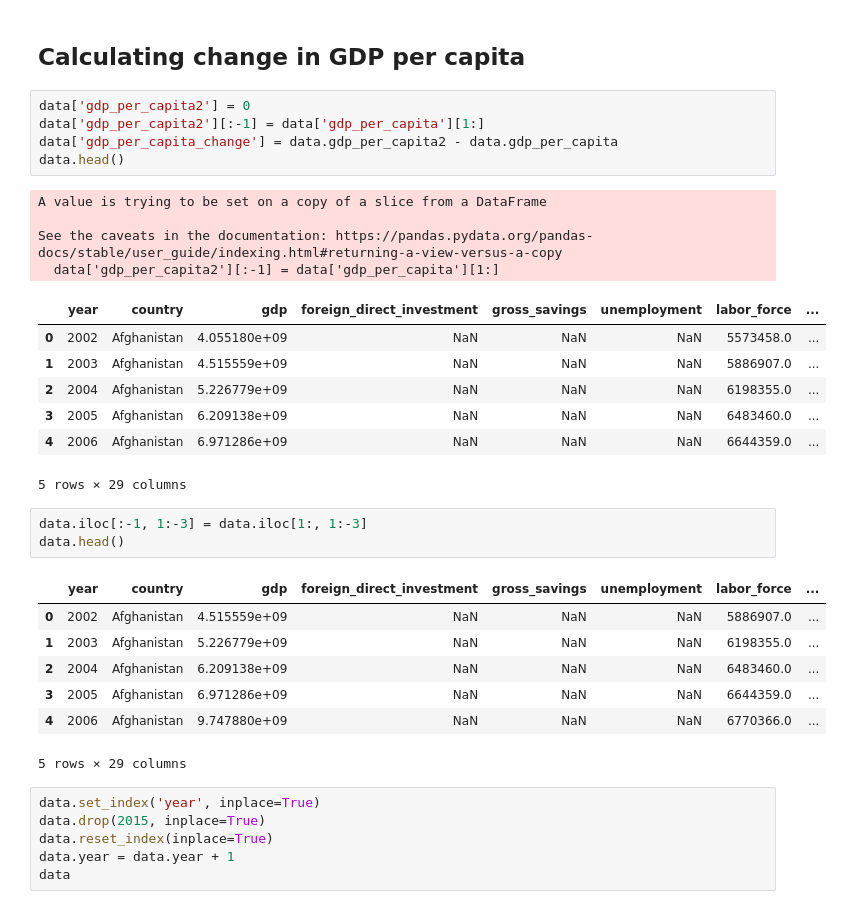
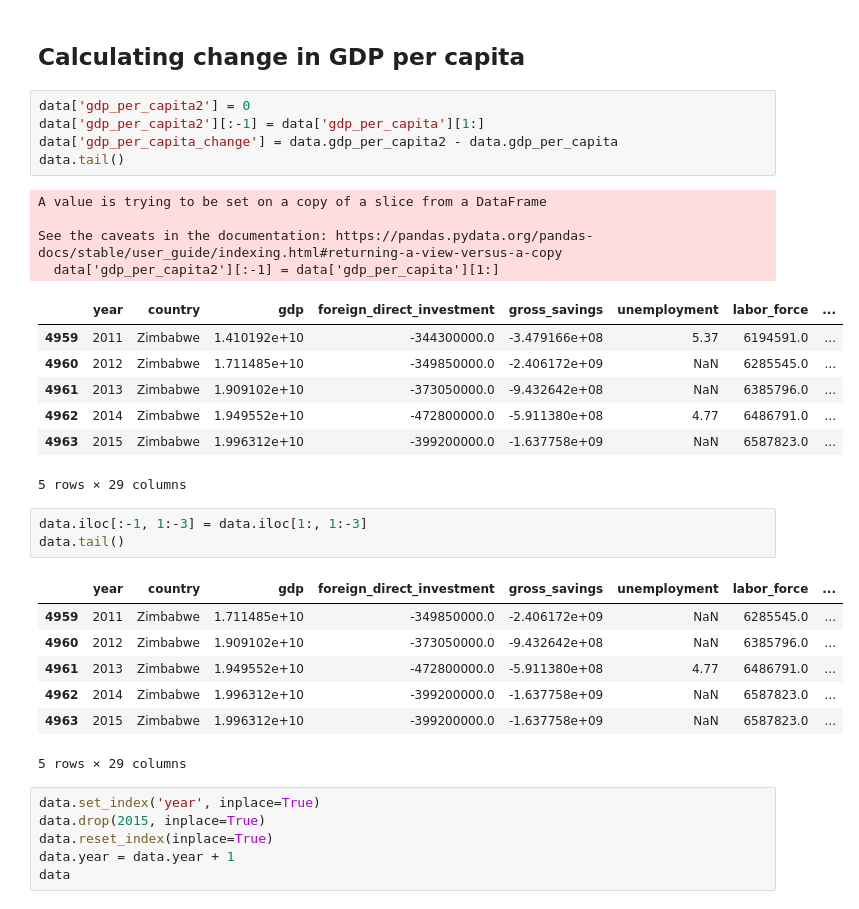
Before and after one commit to yashbg/EstimatingEconomicGrowth, a Jupyter notebook: code.ipynb, the cells around one changed output. Saved outputs shown, nothing was run; the diff lists cells and outputs as text.

```diff
--- a/code.ipynb
+++ b/code.ipynb
@@ -76,30 +76,30 @@ data.drop('index', axis=1, inplace=True)
 # %%
 data['gdp_per_capita2'] = 0
 data['gdp_per_capita2'][:-1] = data['gdp_per_capita'][1:]
 data['gdp_per_capita_change'] = data.gdp_per_capita2 - data.gdp_per_capita
-data.head()
+data.tail()
 # %% [output]
 A value is trying to be set on a copy of a slice from a DataFrame
 
 See the caveats in the documentation: https://pandas.pydata.org/pandas-docs/stable/user_guide/indexing.html#returning-a-view-versus-a-copy
   data['gdp_per_capita2'][:-1] = data['gdp_per_capita'][1:]
 |  | year | country | gdp | foreign_direct_investment | gross_savings | unemployment | labor_force | ... |
-| 0 | 2002 | Afghanistan | 4.055180e+09 | NaN | NaN | NaN | 5573458.0 | ... |
-| 1 | 2003 | Afghanistan | 4.515559e+09 | NaN | NaN | NaN | 5886907.0 | ... |
-| 2 | 2004 | Afghanistan | 5.226779e+09 | NaN | NaN | NaN | 6198355.0 | ... |
-| 3 | 2005 | Afghanistan | 6.209138e+09 | NaN | NaN | NaN | 6483460.0 | ... |
-| 4 | 2006 | Afghanistan | 6.971286e+09 | NaN | NaN | NaN | 6644359.0 | ... |
+| 4959 | 2011 | Zimbabwe | 1.410192e+10 | -344300000.0 | -3.479166e+08 | 5.37 | 6194591.0 | ... |
+| 4960 | 2012 | Zimbabwe | 1.711485e+10 | -349850000.0 | -2.406172e+09 | NaN | 6285545.0 | ... |
+| 4961 | 2013 | Zimbabwe | 1.909102e+10 | -373050000.0 | -9.432642e+08 | NaN | 6385796.0 | ... |
+| 4962 | 2014 | Zimbabwe | 1.949552e+10 | -472800000.0 | -5.911380e+08 | 4.77 | 6486791.0 | ... |
+| 4963 | 2015 | Zimbabwe | 1.996312e+10 | -399200000.0 | -1.637758e+09 | NaN | 6587823.0 | ... |
 5 rows × 29 columns
 # %%
 data.iloc[:-1, 1:-3] = data.iloc[1:, 1:-3]
-data.head()
+data.tail()
 # %% [output]
 |  | year | country | gdp | foreign_direct_investment | gross_savings | unemployment | labor_force | ... |
-| 0 | 2002 | Afghanistan | 4.515559e+09 | NaN | NaN | NaN | 5886907.0 | ... |
-| 1 | 2003 | Afghanistan | 5.226779e+09 | NaN | NaN | NaN | 6198355.0 | ... |
-| 2 | 2004 | Afghanistan | 6.209138e+09 | NaN | NaN | NaN | 6483460.0 | ... |
-| 3 | 2005 | Afghanistan | 6.971286e+09 | NaN | NaN | NaN | 6644359.0 | ... |
-| 4 | 2006 | Afghanistan | 9.747880e+09 | NaN | NaN | NaN | 6770366.0 | ... |
+| 4959 | 2011 | Zimbabwe | 1.711485e+10 | -349850000.0 | -2.406172e+09 | NaN | 6285545.0 | ... |
+| 4960 | 2012 | Zimbabwe | 1.909102e+10 | -373050000.0 | -9.432642e+08 | NaN | 6385796.0 | ... |
+| 4961 | 2013 | Zimbabwe | 1.949552e+10 | -472800000.0 | -5.911380e+08 | 4.77 | 6486791.0 | ... |
+| 4962 | 2014 | Zimbabwe | 1.996312e+10 | -399200000.0 | -1.637758e+09 | NaN | 6587823.0 | ... |
+| 4963 | 2015 | Zimbabwe | 1.996312e+10 | -399200000.0 | -1.637758e+09 | NaN | 6587823.0 | ... |
 5 rows × 29 columns
 # %%
 data.set_index('year', inplace=True)
```
Also changed, not shown: parts of 3 cells of this notebook.
